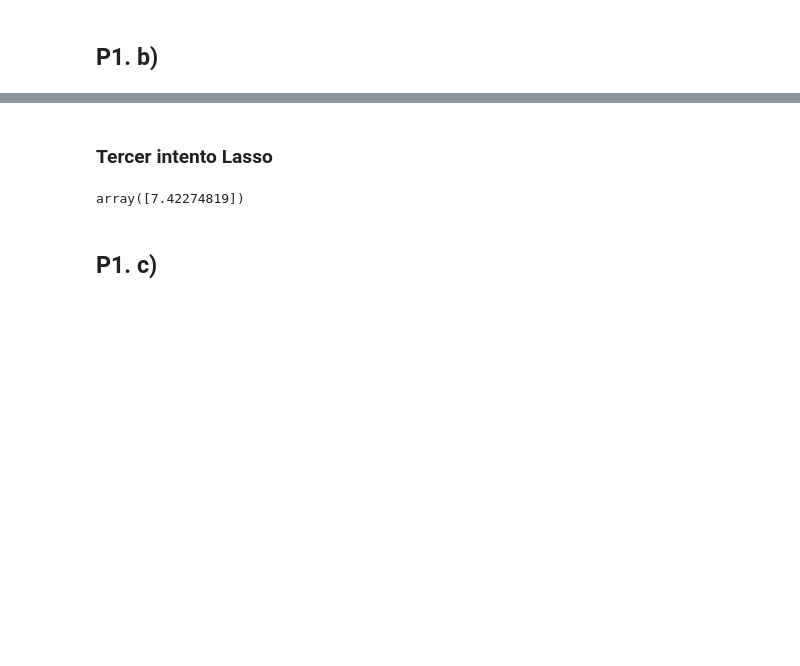
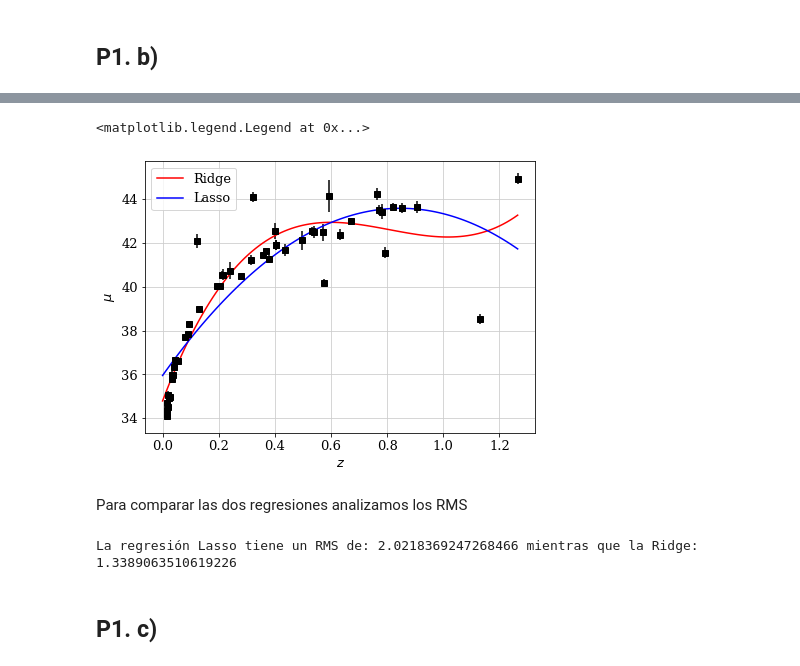
Before and after one commit to Wenupi/astroinformatic-git, a Jupyter notebook: tarea-1/Tarea1_AINF_.ipynb, the cells around one changed output, grey strips where cells are left out. Drawn from its saved outputs; the diff is of its cells as text; code cells hidden in the pictures; blank space fills up the shorter version.

```diff
--- a/tarea-1/Tarea1_AINF_.ipynb
+++ b/tarea-1/Tarea1_AINF_.ipynb
@@ -15,15 +15,19 @@ from scipy.optimize import minimize
 import pylab as py
 from sklearn.metrics import mean_squared_error
 from sklearn.linear_model import Ridge
-from sklearn.linear_model import RidgeCV
+from sklearn.linear_model import RidgeCV, LassoCV
+from sklearn.linear_model import HuberRegressor
 from astropy import units as u
 from astropy import coordinates as coords
 from astroquery.skyview import SkyView
-#from photutils.aperture import CircularAperture
+from photutils import CircularAperture
 from astropy.visualization import simple_norm
 import corner
 
-plt.rcParams['axes.grid'] = False
+import warnings
+warnings.filterwarnings("ignore")
+
+plt.rcParams['axes.grid'] = True
 plt.rcParams['grid.alpha'] = 1
 plt.rcParams['grid.color'] = "#cccccc"
 plt.rcParams.update({"font.size": 13, "font.family": "serif"})
@@ -239,3 +157,0 @@ plt.scatter(np.linspace(0, 1.2, len(y_pred)), y_pred)
-# %%
-clf = Ridge(alpha=2.0)
-clf.fit(redshift.reshape(-1, 1), dist_mod)
@@ -389,28 +158,43 @@ lasso.score(X_test, y_test), lasso.score(X_train, y_train)
-# %% [markdown]
-### Tercer intento Lasso
-# %%
-import pandas as pd
-from numpy import arange
-from sklearn.linear_model import LassoCV
-from sklearn.model_selection import RepeatedKFold
-
-X = np.array(df_P1.iloc[:, 0]).reshape(-1, 1)
-y = np.array(df_P1.iloc[:, 1])
-
-#define cross-validation method to evaluate model
-cv = RepeatedKFold(n_splits=10, n_repeats=3, random_state=1)
-
-#define model
-model = LassoCV(alphas=arange(0, 10, 0.01), cv=cv, n_jobs=-1)
-
-#fit model
-model.fit(X, y)
-
-#display lambda that produced the lowest test MSE
-#print(model.alpha_)
-
-model.coef_
-# %% [output]
-array([7.42274819])
+# %%
+lambda_array = np.linspace(0.001, 2, 5000)
+
+x_to_plot2 = x_to_plot.copy().reshape(-1, 1)
+X_polynomial = PolynomialFeatures(3).fit_transform(x_to_plot2)
+
+# Regresión Ridge
+X_polynomial_ridge = PolynomialFeatures(3).fit_transform(redshift.reshape(-1, 1))
+
+clf_ridge = RidgeCV(alphas = lambda_array).fit(X_polynomial_ridge, dist_mod)
+y_pred_ridge = clf_ridge.predict(X_polynomial)
+
+# Regresión Lasso
+X_polynomial_lasso = PolynomialFeatures(3).fit_transform(redshift.reshape(-1, 1))
+
+clf_lasso = LassoCV(alphas = lambda_array).fit(X_polynomial_lasso, dist_mod)
+y_pred_lasso = clf_lasso.predict(X_polynomial)
+
+fig7, ax7 = plt.subplots(figsize=(7, 5))
+ax7.errorbar(redshift, dist_mod, yerr=err_dist_mod, ls='None', marker='s', color='black')
+ax7.plot(x_to_plot2, y_pred_ridge, label = 'Ridge', color='red')
+ax7.plot(x_to_plot2, y_pred_lasso, label = 'Lasso', color='blue')
+ax7.set_xlabel('$z$')
+ax7.set_ylabel('$\mu$')
+ax7.legend()
+# %% [output]
+<matplotlib.legend.Legend at 0x...>
+[figure, added]
+# %% [markdown]
+Para comparar las dos regresiones analizamos los RMS
+# %%
+# Calculamos los RMS
+y_predRidge = clf_ridge.predict(X_polynomial_ridge)
+y_predLasso = clf_lasso.predict(X_polynomial_lasso)
+
+rms_ridge = mean_squared_error(dist_mod, y_predRidge)
+rms_lasso = mean_squared_error(dist_mod, y_predLasso)
+
+print('La regresión Lasso tiene un RMS de:', rms_lasso, 'mientras que la Ridge:', rms_ridge)
+# %% [output]
+La regresión Lasso tiene un RMS de: 2.0218369247268466 mientras que la Ridge: 1.3389063510619226
 # %% [markdown]
 ## P1. c)
```
Also changed, not shown: parts of 50 cells of this notebook.
